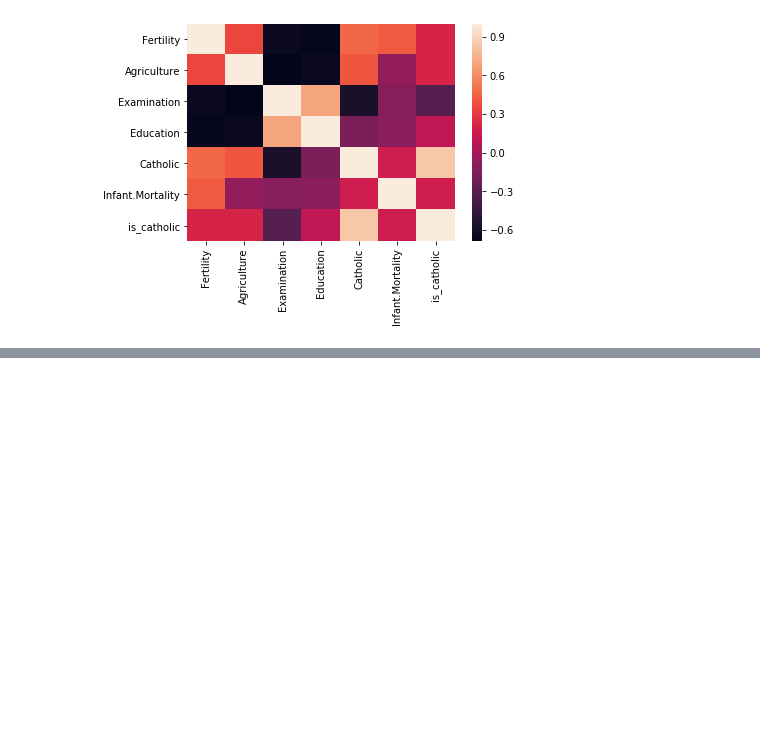
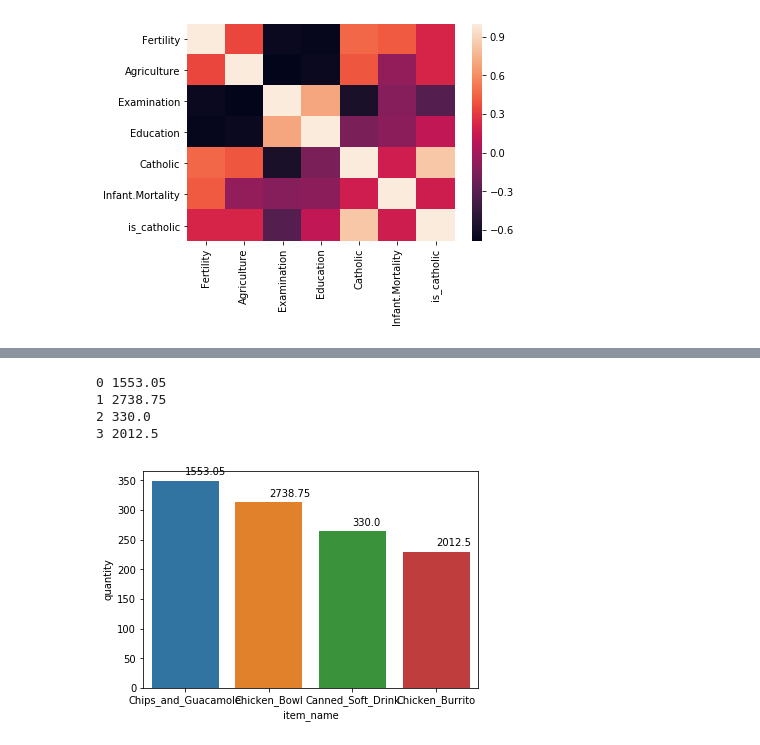
Before and after one commit to Jacqueline-A-Shay/python-exercises, a Jupyter notebook: 4.9_seaborn_exercises.ipynb, the cells around one changed output, grey strips where cells are left out. Drawn from its saved outputs; the diff is of its cells as text; code cells hidden in the pictures; blank space fills up the shorter version.

```diff
--- a/4.9_seaborn_exercises.ipynb
+++ b/4.9_seaborn_exercises.ipynb
@@ -266,0 +438,22 @@ df.head(5)
+# %%
+for i, row in plot_top_4.iterrows():
+    print(i,row['revenue'])
+# %% [output]
+0 1553.05
+1 2738.75
+2 330.0
+3 2012.5
+# %%
+p = sns.barplot(x = plot_top_4.item_name, y = plot_top_4.quantity)
+
+# for i, row in plot_top_4.iterrows():
+#     height = p.get_height()
+#     p.annotate('{}'.format(row['revenue']),
+#                     xy=(rect.get_x() + rect.get_width() / 2, height),
+#                     xytext=(0, 3),  # 3 points vertical offset
+#                     textcoords="offset points",
+#                     ha='center', va='bottom')
+for i, row in plot_top_4.iterrows():
+    p.annotate(row['revenue'], xy = (i,(row['quantity']+10)))
+# %% [output]
+[figure, added]
```
Also changed, not shown: parts of 13 cells of this notebook, 1 other file.
